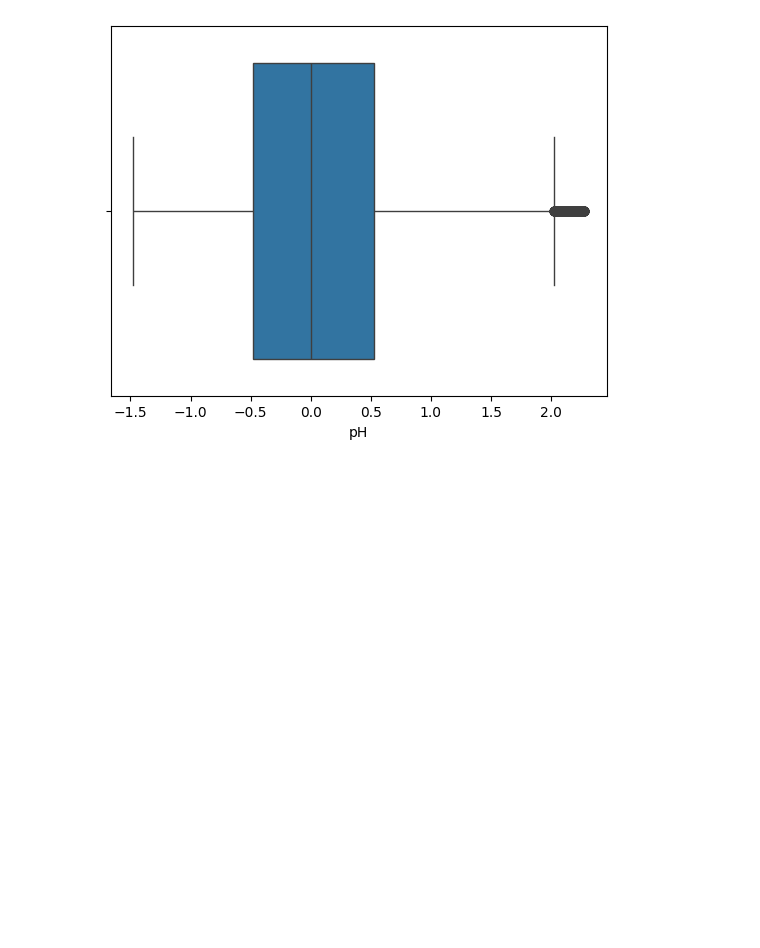
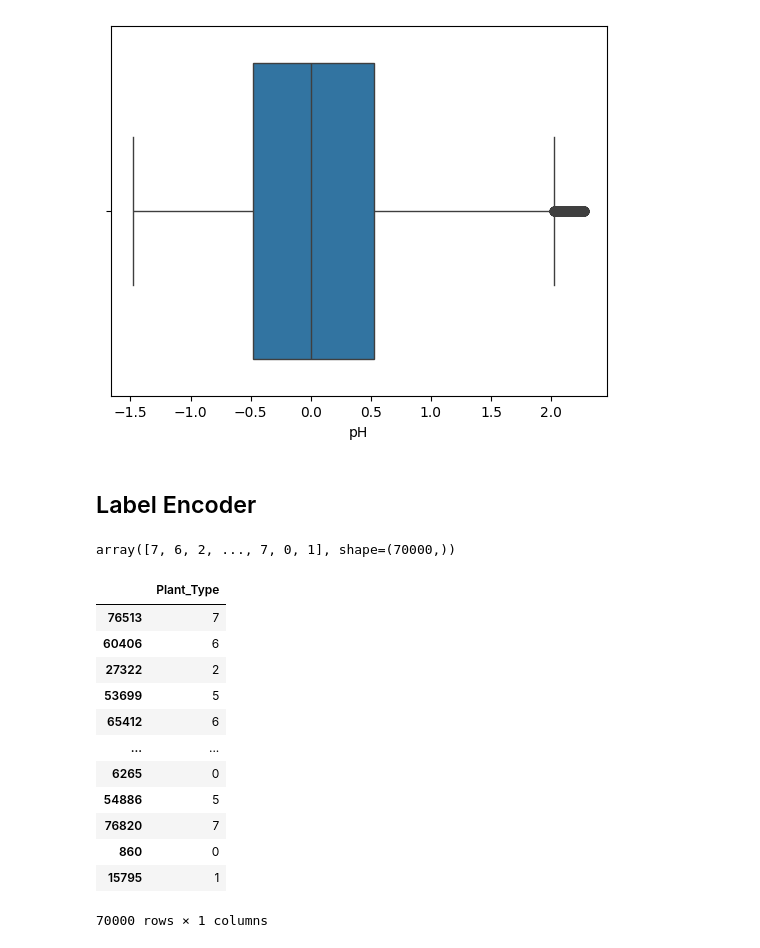
Before and after one commit to KryptoVader/DataScience_Journey, a Jupyter notebook: Analysis/Day2.ipynb, the cells around one changed output. Cells and saved outputs as stored; diff of their text form; code cells hidden in the pictures; blank space fills up the shorter version.

Commit message:
Implemented Label Encoding

```diff
--- a/Analysis/Day2.ipynb
+++ b/Analysis/Day2.ipynb
@@ -609,3 +609,30 @@ sns.boxplot(data = X_train_scaled, x = 'pH')
 plt.show()
 # %% [output]
 [figure]
+# %% [markdown]
+## Label Encoder
+# %%
+from sklearn.preprocessing import LabelEncoder
+
+le = LabelEncoder()
+y_train_oe = le.fit_transform(y_train)
+y_train_oe
+# %% [output]
+array([7, 6, 2, ..., 7, 0, 1], shape=(70000,))
+# %%
+y_train_encoded = pd.DataFrame(y_train_oe, columns = ['Plant_Type'], index = y_train.index)
+y_train_encoded
+# %% [output]
+|  | Plant_Type |
+| 76513 | 7 |
+| 60406 | 6 |
+| 27322 | 2 |
+| 53699 | 5 |
+| 65412 | 6 |
+| ... | ... |
+| 6265 | 0 |
+| 54886 | 5 |
+| 76820 | 7 |
+| 860 | 0 |
+| 15795 | 1 |
+70000 rows × 1 columns
```
Also changed, not shown: parts of 1 cell of this notebook.
